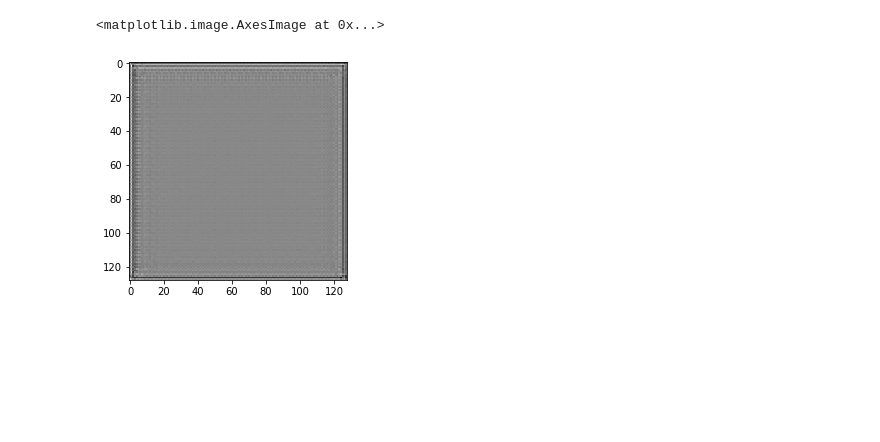
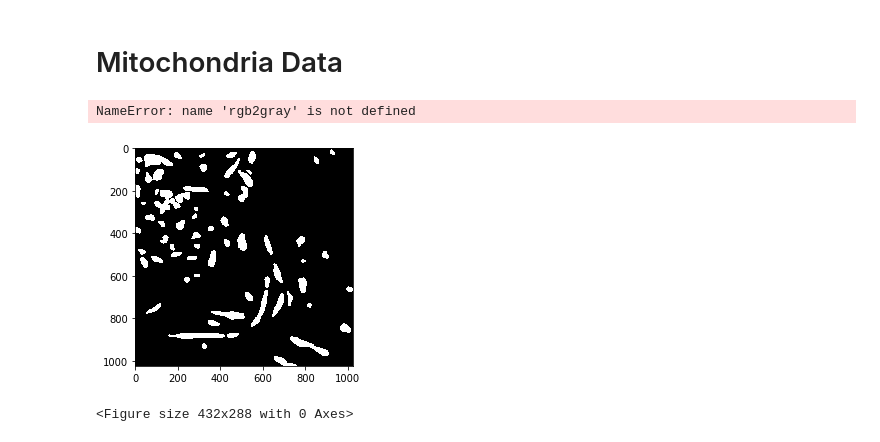
Before and after one commit to ltindall/ece228_unet, a Jupyter notebook: main.ipynb, the cells around one changed output. Saved outputs shown, nothing was run; the diff lists cells and outputs as text; code cells hidden in the pictures; blank space fills up the shorter version.

```diff
--- a/main.ipynb
+++ b/main.ipynb
@@ -2,27 +2,33 @@
 import torch
 from torch import nn
 from torch.autograd import Variable
+from skimage import io, transform
+from torchvision import transforms, utils
 
 import numpy as np
+import os
 
 from matplotlib import pyplot as plt
 
 from models import *
 
-
 %matplotlib inline
-
-
-un = unet(1,1)
-
-
-x = Variable(torch.FloatTensor(np.ones((1,1,128,128))))
-
-z = un(x)
-
-z = z.data.numpy()
-
-plt.imshow(np.squeeze(z), cmap="gray")
-# %% [output]
-<matplotlib.image.AxesImage at 0x...>
-[figure, removed]
+# %% [markdown]
+# Mitochondria Data
+# %%
+mito_dir = './datasets/mitochondria/'
+
+img = plt.imread('./datasets/mitochondria/training/labels/mitos_3D.010.png')
+
+
+plt.imshow(img*255)
+plt.figure()
+
+plt.imshow(rgb2gray(img),cmap="gray")
+
+
+print(np.max(img[0,:,2]))
+# %% [output]
+NameError: name 'rgb2gray' is not defined
+[figure, added]
+<Figure size 432x288 with 0 Axes>
```
Also changed, not shown: parts of 4 cells of this notebook, 2 other files.
